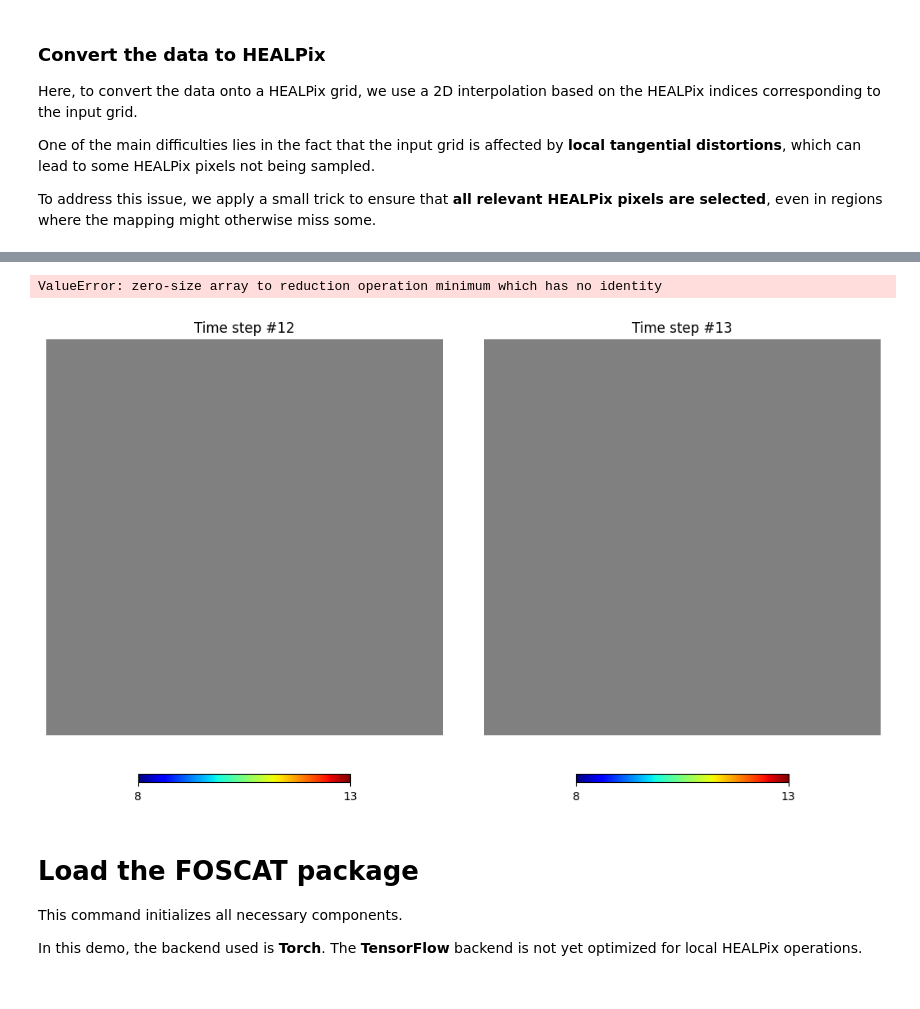
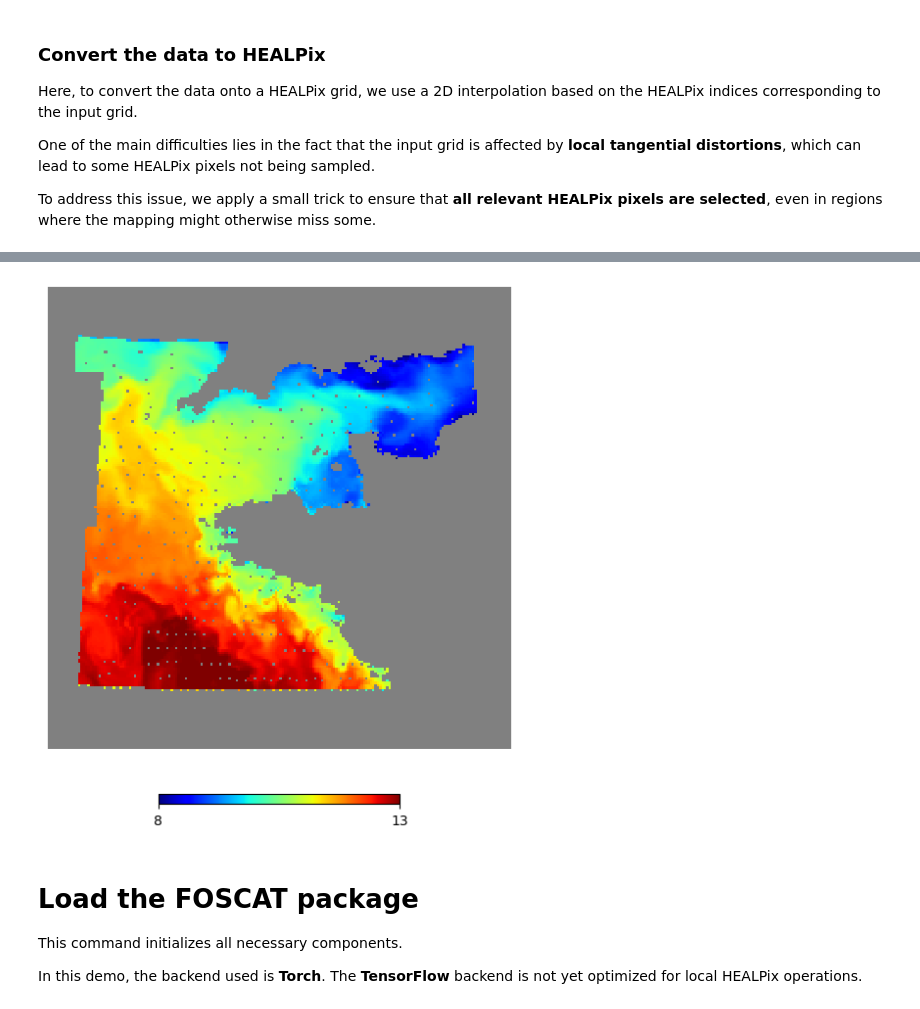
Before and after one commit to IAOCEA/demo-foscat-pangeo-eosc, a Jupyter notebook: local_foscat.ipynb, the cells around one changed output, grey strips where cells are left out. Drawn from its saved outputs; the diff is of its cells as text; code cells hidden in the pictures.

```diff
--- a/local_foscat.ipynb
+++ b/local_foscat.ipynb
@@ -92,8 +159,11 @@ for k in range(10):
 
 The data are into a zarr file in order to make them easy to analyse and compute.
 # %%
-dtotal=xr.open_zarr('data/test.zarr')
-dtotal
+import fsspec
+
+fs = fsspec.filesystem("http")
+ds=xr.open_zarr('https://data-taos.ifremer.fr/EGU25_CFOSAT/MARS_SST_EX.zarr')
+ds
 # %% [output]
 <xarray.Dataset> Size: 90MB Dimensions: (time: 24, depth: 8, latitude: 180, longitude: 324) Coordinates: * depth (depth) float32 32B 0.494 1.541 2.646 3.819 ... 6.441 7.93 9.573 * latitude (latitude)  ...
 xarray.Dataset
@@ -258,13 +241,16 @@ Error encountered at /project/cextern/healpix/src/cxx/Healpix_cxx/healpix_base.c
 # %%
+def plot_result(data,cell_ids,nside,hold=None,sub=None,title=None,unit=None,vmin=None,vmax=None):
+    im=np.ones([12*nside**2])*hp.UNSEEN
+    im[cell_ids]=data
+    if vmin is None:
+        vmin=data.min()
+    if vmax is None:
+        vmax=data.max()
+    hp.gnomview(im,cmap='jet',nest=True,rot=[3.4,48.5],reso=2,hold=hold,sub=sub,notext=True,title=title,unit=unit,min=vmin,max=vmax)
 
-
-plt.figure(figsize=(16,6))
-plot_result(data,cell_ids,nside,vmin=8,vmax=13,hold=False,sub=(1,3,1),title='Time step #12')
-plot_result(data2,cell_ids,nside,vmin=8,vmax=13,hold=False,sub=(1,3,2),title='Time step #13')
-plot_result(data-data2,cell_ids,nside,hold=False,sub=(1,3,3),title='Difference')
+plot_result(data,cell_ids,nside,vmin=8,vmax=13)
 # %% [output]
-ValueError: zero-size array to reduction operation minimum which has no identity
-[figure, old version]
+[figure, new version]
 # %% [markdown]
 # Load the **FOSCAT** package
 
```
Also changed, not shown: parts of 28 cells of this notebook, 19 other files.
